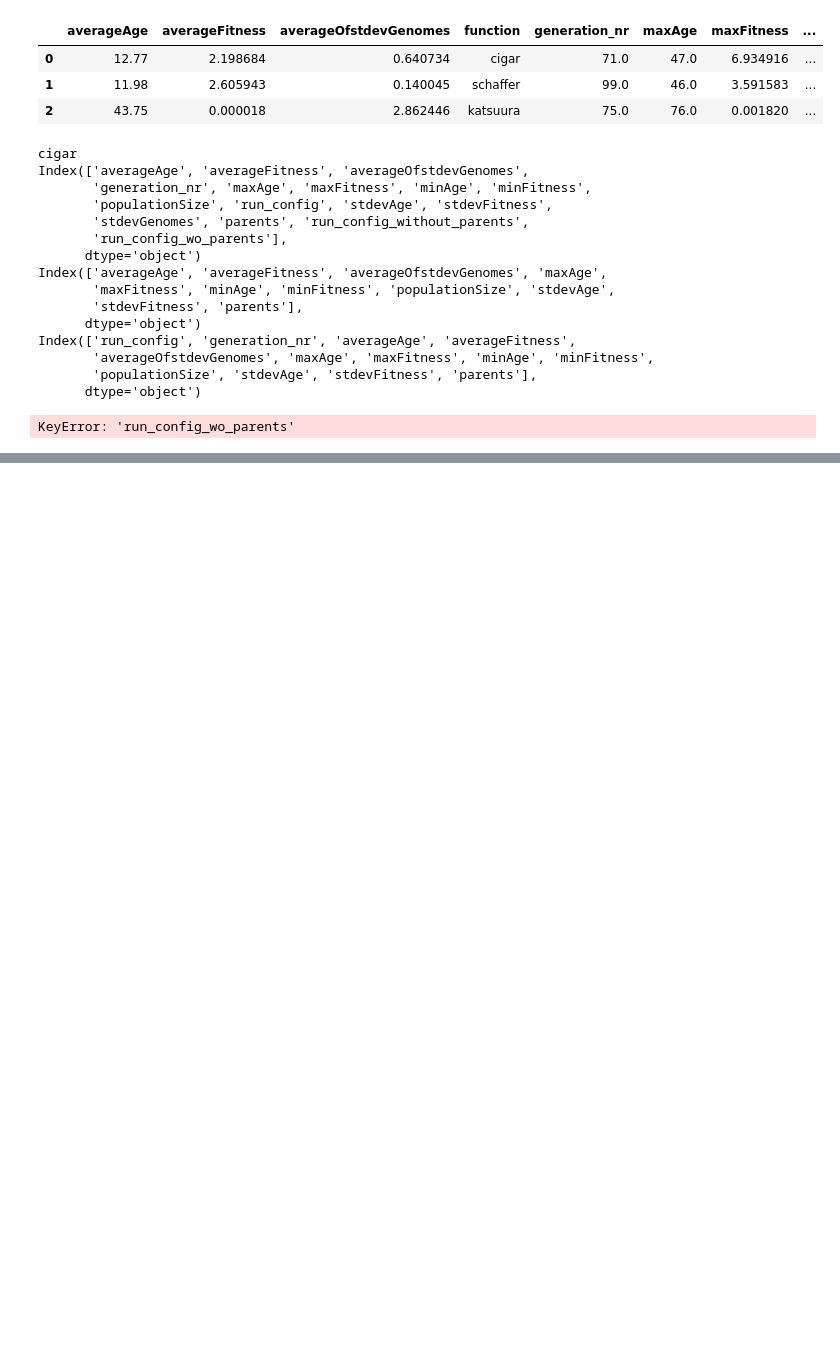
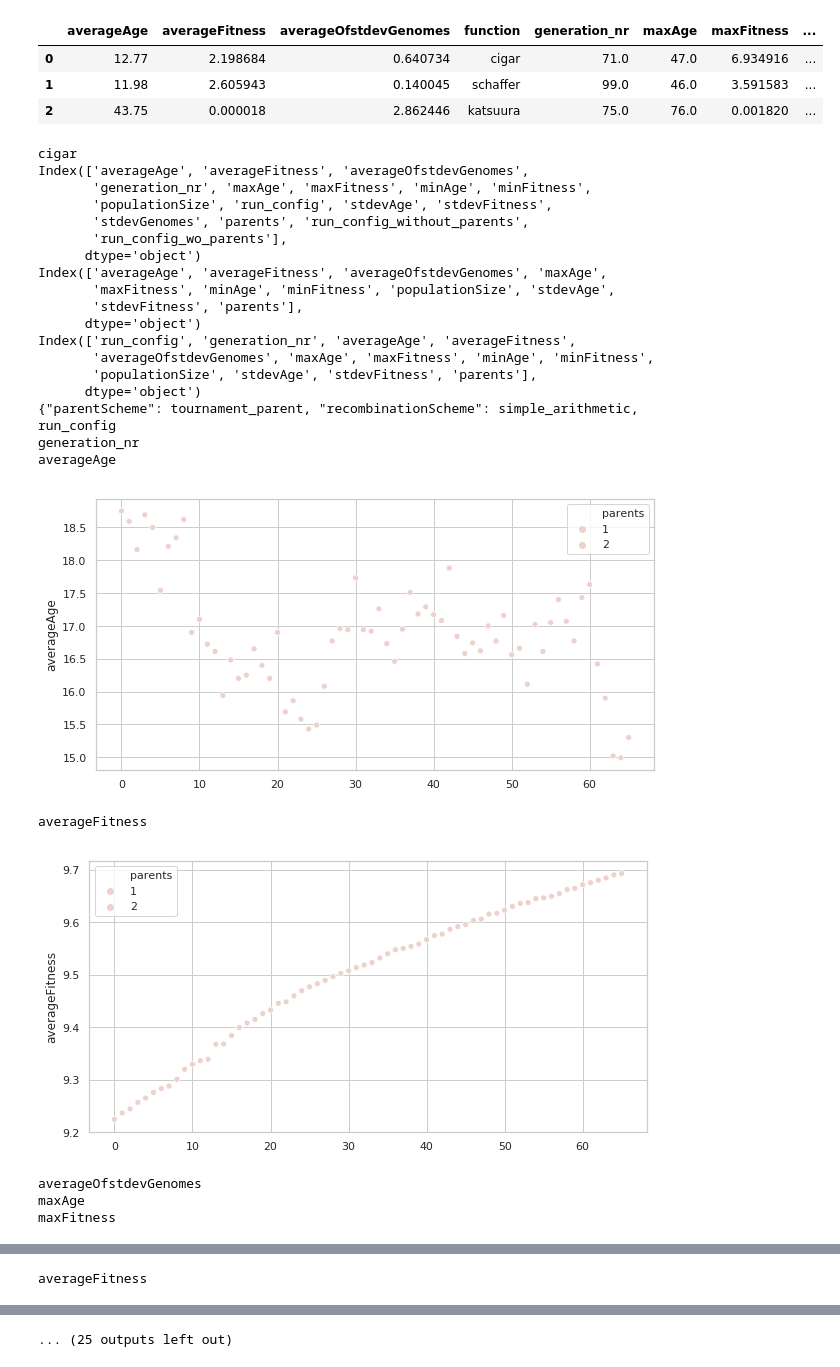
Before and after one commit to deZakelijke/Evolutionary_Computing, a Jupyter notebook: src/algorithm_analysis.ipynb, the cells around one changed output, grey strips where cells are left out. Drawn from its saved outputs; the diff is of its cells as text; code cells hidden in the pictures; blank space fills up the shorter version.

```diff
--- a/src/algorithm_analysis.ipynb
+++ b/src/algorithm_analysis.ipynb
@@ -300,39 +300,50 @@ for fn, total_df in total_dfs.items():
     total_df = total_df.copy()
     print(fn)
 
-    total_df['parents'] = total_df['run_config'].map(lambda x: int(re.search('nr_of_parents\": ([0-9]+)', x).groups(1)[0]))
-    new_col = total_df['run_config'].map(lambda x: (re.search('(.+) \"nr_of_parents\": ([0-9]+)', x).groups(1)[0]))
-    total_df = total_df.assign(run_config_wo_parents=new_col.values)
+
 #     total_df['run_config_wo_parents'] =
 #     display(total_df)
 #     return
 #     print(total_df['run_config_without_parents'])
     print(total_df.keys())
 
     mean = total_df.groupby(['run_config', 'generation_nr']).mean()
 #     display(mean)
     print(mean.keys())
     mean = mean.reset_index()
     print(mean.keys())
 
+    mean['parents'] = mean['run_config'].map(lambda x: int(re.search('nr_of_parents\": ([0-9]+)', x).groups(1)[0]))
+    new_col = total_df['run_config'].map(lambda x: (re.search('(.+) \"nr_of_parents\": ([0-9]+)', x).groups(1)[0]))
+    mean = mean.assign(run_config_wo_parents=new_col.values)
+
     for name, group in mean.groupby('run_config_wo_parents'):
         print(name)
-        display(group)
+#         display(group)
         plot_columns_parents(group)
 # %% [output]
 cigar
 Index(['averageAge', 'averageFitness', 'averageOfstdevGenomes',
        'generation_nr', 'maxAge', 'maxFitness', 'minAge', 'minFitness',
        'populationSize', 'run_config', 'stdevAge', 'stdevFitness',
        'stdevGenomes', 'parents', 'run_config_without_parents',
        'run_config_wo_parents'],
       dtype='object')
 Index(['averageAge', 'averageFitness', 'averageOfstdevGenomes', 'maxAge',
        'maxFitness', 'minAge', 'minFitness', 'populationSize', 'stdevAge',
        'stdevFitness', 'parents'],
       dtype='object')
 Index(['run_config', 'generation_nr', 'averageAge', 'averageFitness',
        'averageOfstdevGenomes', 'maxAge', 'maxFitness', 'minAge', 'minFitness',
        'populationSize', 'stdevAge', 'stdevFitness', 'parents'],
       dtype='object')
+{"parentScheme": tournament_parent, "recombinationScheme": simple_arithmetic,
+run_config
+generation_nr
+averageAge
+[figure, added]
-KeyError: 'run_config_wo_parents'
+averageFitness
+[figure, added]
+averageOfstdevGenomes
+maxAge
+maxFitness
@@ -338,0 +363 @@ KeyError: 'run_config_wo_parents'
+averageFitness
@@ -339,3 +369,4 @@ KeyError: 'run_config_wo_parents'
+... (25 outputs left out)
 # %%
 # sns.pairplot(df)
 
```
Also changed, not shown: parts of 1 cell of this notebook.
